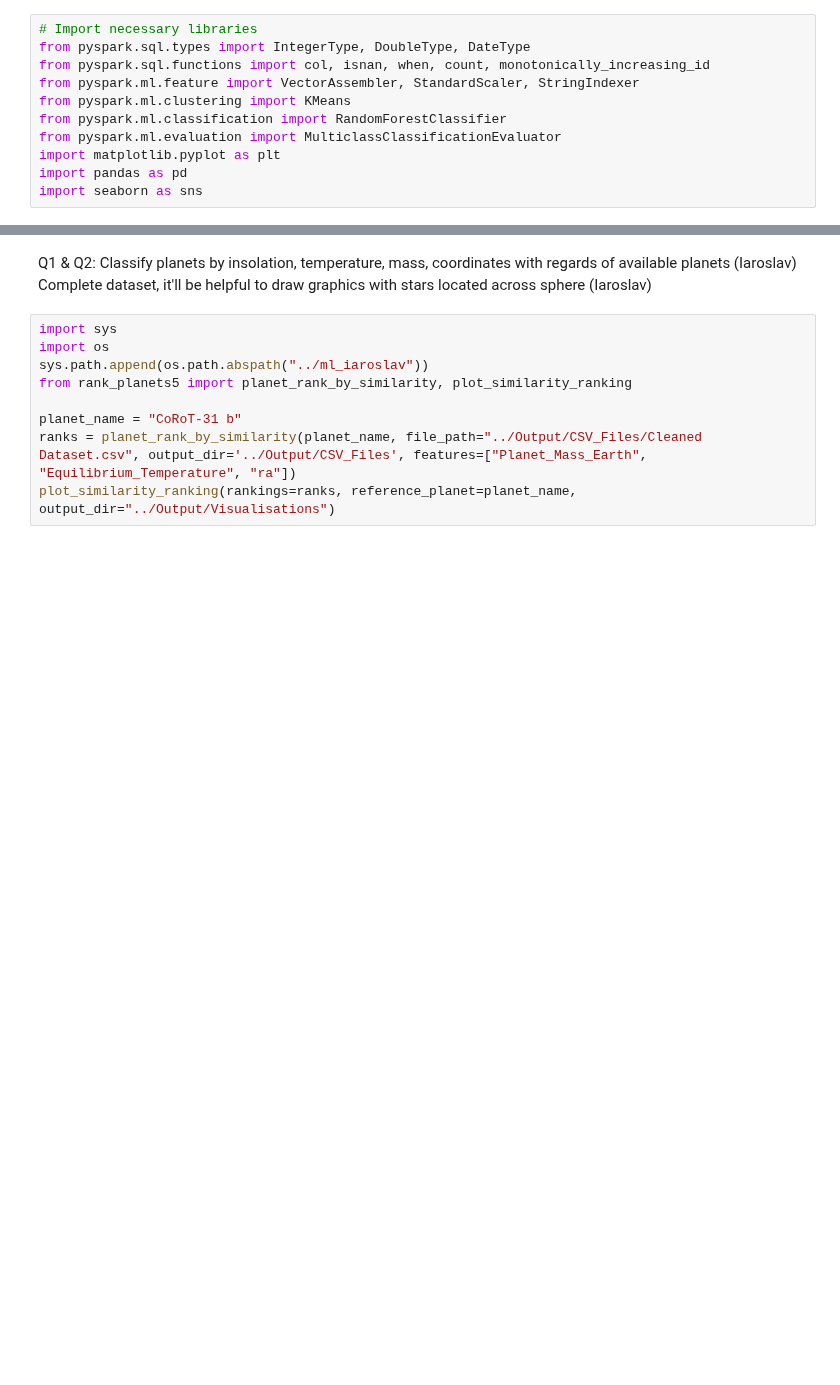
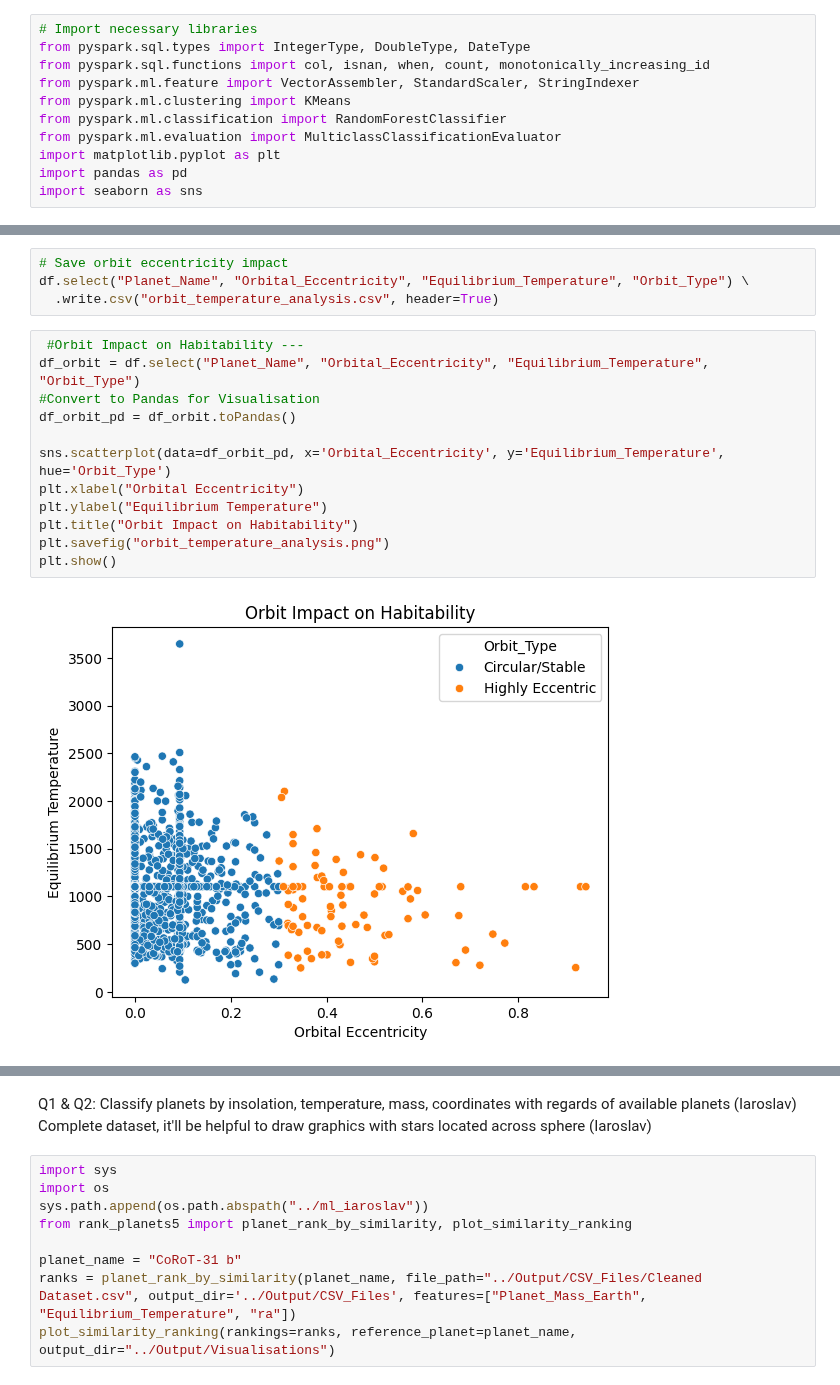
Before and after one commit to PatZ2346/ExoPlanet-Prediction, a Jupyter notebook: Exopredict-Data Analysis Questions/ExoPredict_Data_Analysis.ipynb, the cells around one changed output, grey strips where cells are left out. Cells and saved outputs as stored; diff of their text form; blank space fills up the shorter version.

```diff
--- a/Exopredict-Data Analysis Questions/ExoPredict_Data_Analysis.ipynb
+++ b/Exopredict-Data Analysis Questions/ExoPredict_Data_Analysis.ipynb
@@ -111,3 +145,21 @@ df_orbit_pd.to_csv("orbit_temperature_analysis.csv", index=False)
+# %%
+# Save orbit eccentricity impact
+df.select("Planet_Name", "Orbital_Eccentricity", "Equilibrium_Temperature", "Orbit_Type") \
+  .write.csv("orbit_temperature_analysis.csv", header=True)
+# %%
+ #Orbit Impact on Habitability ---
+df_orbit = df.select("Planet_Name", "Orbital_Eccentricity", "Equilibrium_Temperature", "Orbit_Type")
+#Convert to Pandas for Visualisation
+df_orbit_pd = df_orbit.toPandas()
+
+sns.scatterplot(data=df_orbit_pd, x='Orbital_Eccentricity', y='Equilibrium_Temperature', hue='Orbit_Type')
+plt.xlabel("Orbital Eccentricity")
+plt.ylabel("Equilibrium Temperature")
+plt.title("Orbit Impact on Habitability")
+plt.savefig("orbit_temperature_analysis.png")
+plt.show()
+# %% [output]
+[figure, added]
 # %%
 df_orbit_pd.dtypes
 # %% [output]
```
Also changed, not shown: parts of 12 cells of this notebook, 15 other files.
